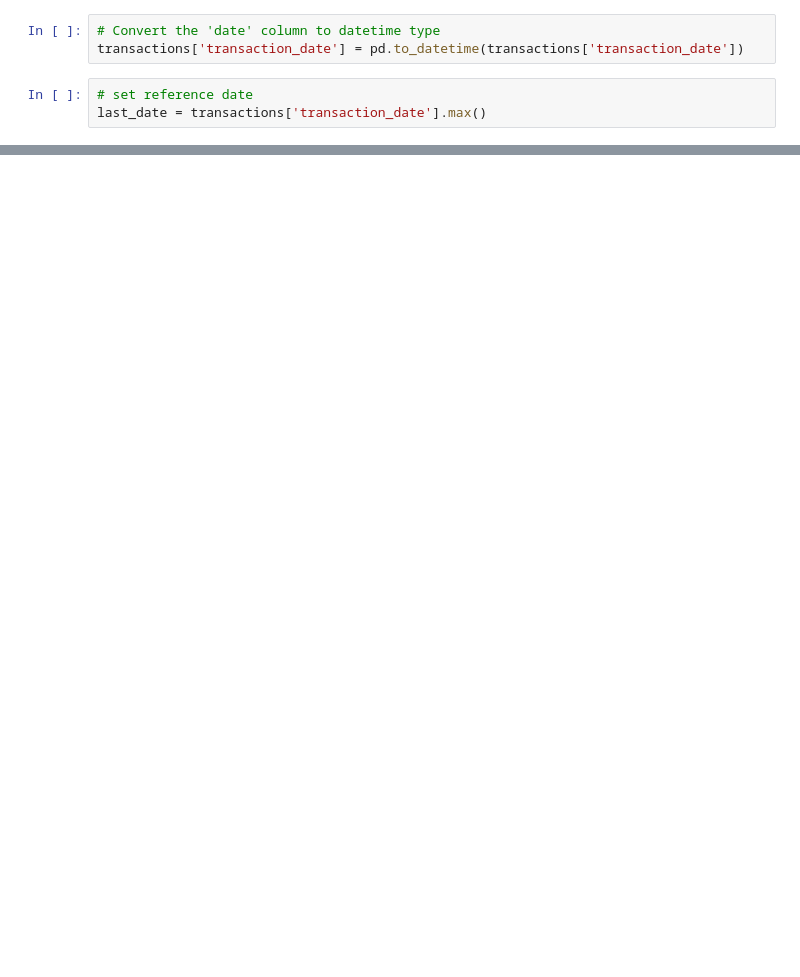
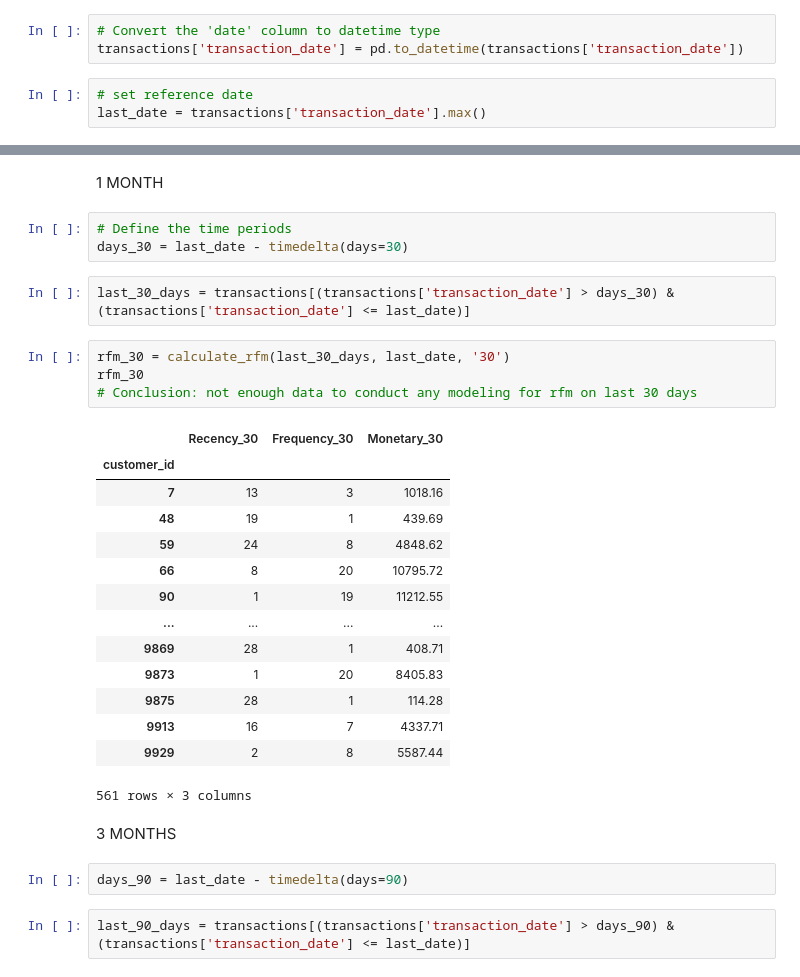
Before and after one commit to mn42899/schulich_data_science, a Jupyter notebook: Assignment2.ipynb, the cells around one changed output, grey strips where cells are left out. Cells and saved outputs as stored; diff of their text form; blank space fills up the shorter version.

```diff
--- a/Assignment2.ipynb
+++ b/Assignment2.ipynb
@@ -322,0 +360,32 @@ last_date = transactions['transaction_date'].max()
+# %% [markdown]
+1 MONTH
+# %%
+# Define the time periods
+days_30 = last_date - timedelta(days=30)
+# %%
+last_30_days = transactions[(transactions['transaction_date'] > days_30) & (transactions['transaction_date'] <= last_date)]
+# %%
+rfm_30 = calculate_rfm(last_30_days, last_date, '30')
+rfm_30
+# Conclusion: not enough data to conduct any modeling for rfm on last 30 days
+# %% [output]
+|  | Recency_30 | Frequency_30 | Monetary_30 |
+| customer_id |  |  |  |
+| 7 | 13 | 3 | 1018.16 |
+| 48 | 19 | 1 | 439.69 |
+| 59 | 24 | 8 | 4848.62 |
+| 66 | 8 | 20 | 10795.72 |
+| 90 | 1 | 19 | 11212.55 |
+| ... | ... | ... | ... |
+| 9869 | 28 | 1 | 408.71 |
+| 9873 | 1 | 20 | 8405.83 |
+| 9875 | 28 | 1 | 114.28 |
+| 9913 | 16 | 7 | 4337.71 |
+| 9929 | 2 | 8 | 5587.44 |
+561 rows × 3 columns
+# %% [markdown]
+3 MONTHS
+# %%
+days_90 = last_date - timedelta(days=90)
+# %%
+last_90_days = transactions[(transactions['transaction_date'] > days_90) & (transactions['transaction_date'] <= last_date)]
```
Also changed, not shown: parts of 12 cells of this notebook, 1 other file.
